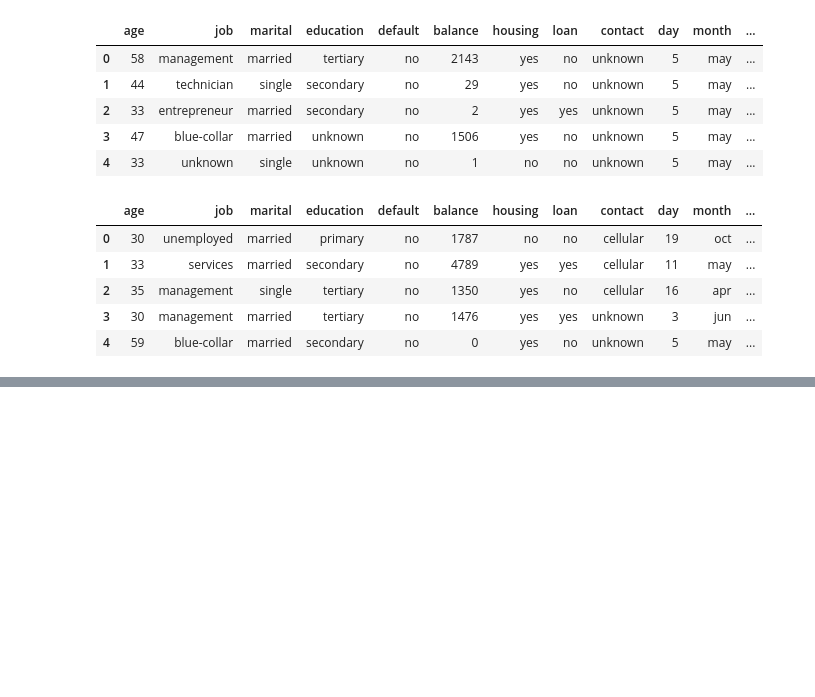
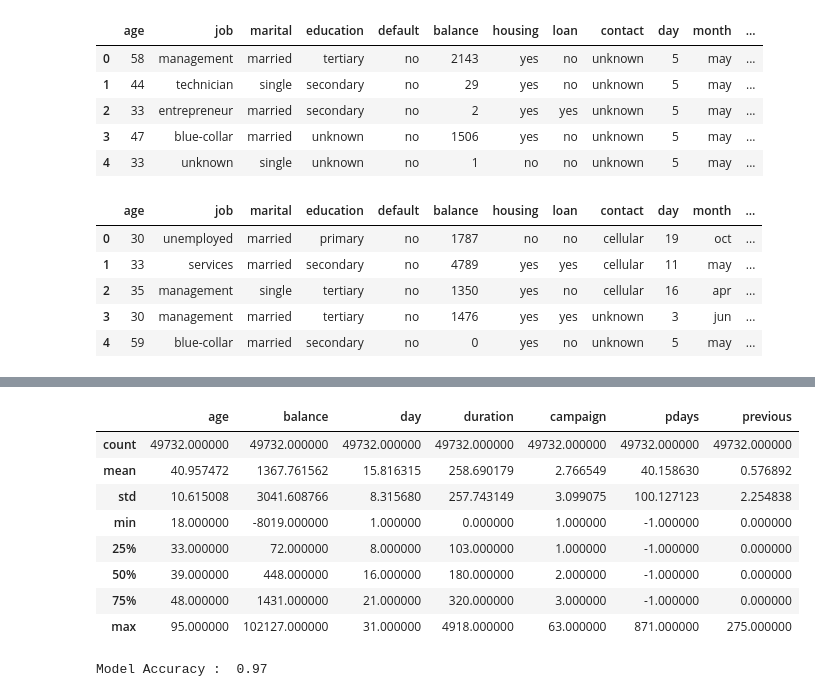
Before and after one commit to aniketpal333/Marketing, a Jupyter notebook: Marketing.ipynb, the cells around one changed output, grey strips where cells are left out. Cells and saved outputs as stored; diff of their text form; code cells hidden in the pictures; blank space fills up the shorter version.

Commit message:
Predict Target Audience

```diff
--- a/Marketing.ipynb
+++ b/Marketing.ipynb
@@ -22,3 +27,18 @@ df_test.head()
 | 2 | 35 | management | single | tertiary | no | 1350 | yes | no | cellular | 16 | apr | ... |
 | 3 | 30 | management | married | tertiary | no | 1476 | yes | yes | unknown | 3 | jun | ... |
 | 4 | 59 | blue-collar | married | secondary | no | 0 | yes | no | unknown | 5 | may | ... |
+# %%
+df_train.drop_duplicates(inplace = True)
+df_test.drop_duplicates(inplace = True)
+# %%
+for col in df_train.columns:
+    if pd.api.types.is_numeric_dtype(df_train[col]):
+        df_train[col] = df_train[col].fillna(df_train[col].median())
+    else:
+        df_train[col] = df_train[col].fillna("unknown")
+
+for col in df_test.columns:
+    if pd.api.types.is_numeric_dtype(df_test[col]):
+        df_test[col] = df_test[col].fillna(df_test[col].median())
+    else:
+        df_test[col] = df_test[col].fillna("unknown")
@@ -24,0 +50,3 @@ df_test.head()
+# %%
+df_train_encoded = pd.get_dummies(df_train, drop_first = True)
+df_test_encoded = pd.get_dummies(df_test, drop_first = True)
@@ -24,0 +93,3 @@ df_test.head()
+# %%
+df2 = pd.concat([df_train_encoded, df_test_encoded], ignore_index = True)
+df2.head()
@@ -24,0 +104,29 @@ df_test.head()
+# %%
+df2.describe()
+# %% [output]
+|  | age | balance | day | duration | campaign | pdays | previous |
+| count | 49732.000000 | 49732.000000 | 49732.000000 | 49732.000000 | 49732.000000 | 49732.000000 | 49732.000000 |
+| mean | 40.957472 | 1367.761562 | 15.816315 | 258.690179 | 2.766549 | 40.158630 | 0.576892 |
+| std | 10.615008 | 3041.608766 | 8.315680 | 257.743149 | 3.099075 | 100.127123 | 2.254838 |
+| min | 18.000000 | -8019.000000 | 1.000000 | 0.000000 | 1.000000 | -1.000000 | 0.000000 |
+| 25% | 33.000000 | 72.000000 | 8.000000 | 103.000000 | 1.000000 | -1.000000 | 0.000000 |
+| 50% | 39.000000 | 448.000000 | 16.000000 | 180.000000 | 2.000000 | -1.000000 | 0.000000 |
+| 75% | 48.000000 | 1431.000000 | 21.000000 | 320.000000 | 3.000000 | -1.000000 | 0.000000 |
+| max | 95.000000 | 102127.000000 | 31.000000 | 4918.000000 | 63.000000 | 871.000000 | 275.000000 |
+# %%
+target = "poutcome_success"
+
+x = df2.drop(target, axis = 1)
+y = df2[target]
+
+x_train, x_test, y_train, y_test = train_test_split(x, y, test_size = 0.2, random_state = 42)
+
+model = LogisticRegression(max_iter = 9000, solver = "saga")
+model.fit(x_train, y_train)
+
+y_pred = model.predict(x_test)
+accuracy = accuracy_score(y_test, y_pred)
+
+print(f"\nModel Accuracy : {accuracy : .2f}")
+# %% [output]
+Model Accuracy :  0.97
```
Also changed, not shown: parts of 12 cells of this notebook.
